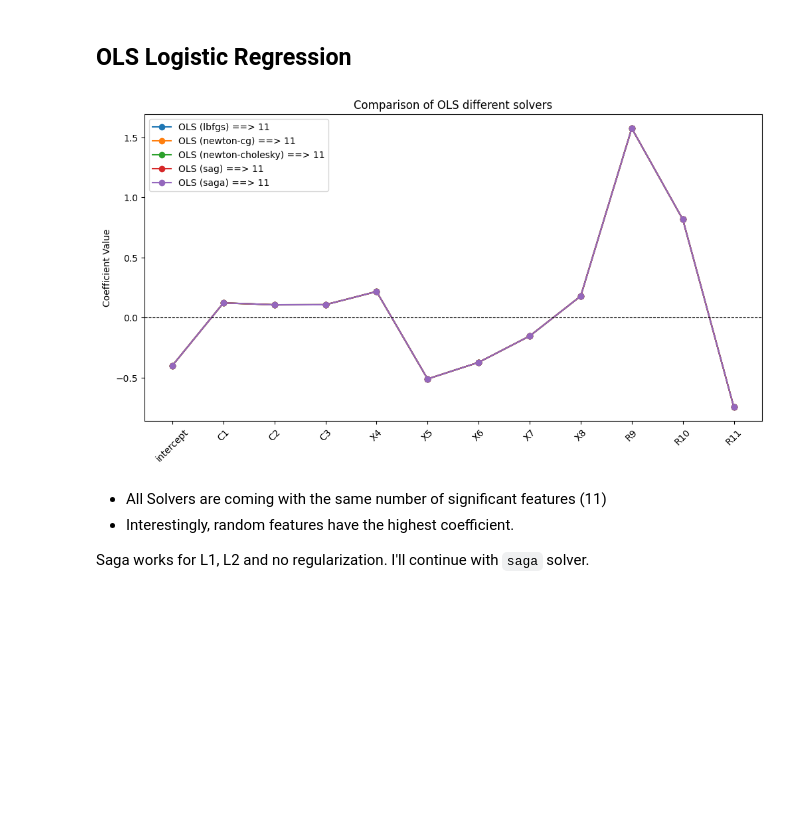
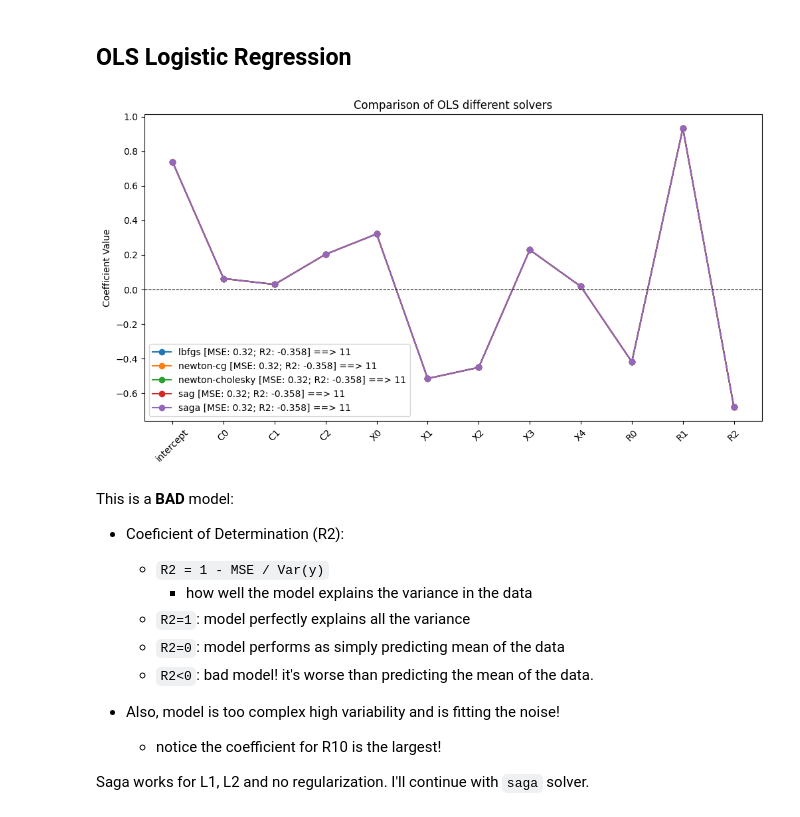
Before and after one commit to etabari/ml_course, a Jupyter notebook: 1.1.LR.regularization.ipynb, the cells around one changed output. Drawn from its saved outputs; the diff is of its cells as text; code cells hidden in the pictures; blank space fills up the shorter version.

```diff
--- a/1.1.LR.regularization.ipynb
+++ b/1.1.LR.regularization.ipynb
@@ -11,13 +11,19 @@ The data:
 - 4 random data columns:
 # %%
 from sklearn.datasets import make_classification
+from sklearn.model_selection import train_test_split
+
 from sklearn.linear_model import LogisticRegression
+from sklearn.metrics import mean_squared_error, r2_score
+
 import numpy as np
 import matplotlib.pyplot as plt
 
+n_samples = 250
+
 # Create 5 informative columns
-X_informative, y = make_classification(
-    n_samples=200,
+X_informative, y_all = make_classification(
+    n_samples=n_samples,
     n_classes=2,
     n_features=5,
     n_informative=5,
@@ -26,7 +32,7 @@ X_informative, y = make_classification(
 )
 
 ## Create 3 non-informative columns
-random_columns = np.random.rand(200, 3)
+random_columns = np.random.rand(n_samples, 3)
 
 # ## Create 4 columns of linear combination of existing 5 columns
 # weights = np.random.rand(5, 4)
@@ -39,44 +45,71 @@ linear_comb_single_feature = (
 )  # (200,1) @ (1,3) -> (200,3)
 
 
-X = np.hstack([linear_comb_single_feature, X_informative, random_columns])
+X_all = np.hstack([linear_comb_single_feature, X_informative, random_columns])
+
+X, X_test, y, y_test = train_test_split(X_all, y_all, test_size=0.2, random_state=42)
+
+## Get feature label for index
+def f_label(index):
+    if index<3:
+        return f"C{index}"
+    elif index<8:
+        return f"X{index-3}"
+    else:
+        return f"R{index-8}"
 # %% [markdown]
 ## OLS Logistic Regression
 # %%
 solvers = ["lbfgs", "newton-cg", "newton-cholesky", "sag", "saga"]
 
 ols_coefs = []
+ols_perf = []
 
 for solver in solvers:
-    clf = LogisticRegression(penalty=None, solver="saga")
+    clf = LogisticRegression(penalty=None, solver="saga", max_iter=10000)
+
     clf.fit(X, y)
+    ols_coefs += [np.append(clf.intercept_, clf.coef_)]
 
-    ols_coefs += [np.append(clf.intercept_, clf.coef_)]
+    y_pred = clf.predict(X_test)
+    ols_perf += [[mean_squared_error(y_test, y_pred), r2_score(y_test, y_pred)]]
 
 
 plt.figure(figsize=(12, 6))
 
 for i, solver in enumerate(solvers):
     non_zero_coef = sum([x != 0 for x in ols_coefs[i][1:]])
-    label = f"OLS ({solver}) ==> {non_zero_coef}"
+    label = (
+        f"{solver} [MSE: {ols_perf[i][0]}; R2: {ols_perf[i][1]:.3}] ==> {non_zero_coef}"
+    )
     plt.plot(ols_coefs[i], marker="o", linestyle="-", label=label)
 
 plt.axhline(0, color="black", linestyle="--", linewidth=0.8)
 plt.xticks(
     range(X.shape[1] + 1),
-    ["intercept"]
-    + [f"{'C' if i<3 else ('X' if i<8 else 'R')}{i+1}" for i in range(X.shape[1])],
+    ["intercept"] + [f_label(i) for i in range(X.shape[1])],
     rotation=45,
 )
 plt.ylabel("Coefficient Value")
 plt.title("Comparison of OLS different solvers")
 plt.legend()
 plt.show()
 # %% [output]
-[figure, old version]
+[figure, new version]
-# %% [markdown]
-- All Solvers are coming with the same number of significant features (11)
-- Interestingly, random features have the highest coefficient.
-
-Saga works for L1, L2 and no regularization. I'll continue with `saga` solver.
+# %% [markdown]
+
+This is a **BAD** model:
+
+- Coeficient of Determination (R2):
+    - `R2 = 1 - MSE / Var(y)`
+       - how well the model explains the variance in the data
+    - `R2=1`:  model perfectly explains all the variance
+    - `R2=0`: model performs as simply predicting mean of the data
+    - `R2<0`: bad model! it's worse than predicting the mean of the data.
+
+- Also, model is too complex high variability and is fitting the noise!
+  - notice the coefficient for R10 is the largest!
+
+
+Saga works for L1, L2 and no regularization. I'll continue with `saga` solver.
 # %% [markdown]
```
Also changed, not shown: parts of 7 cells of this notebook.
